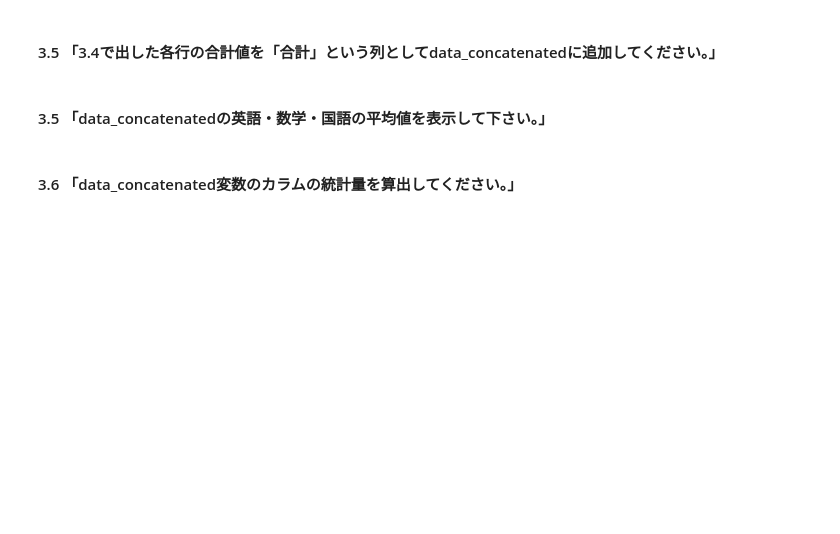
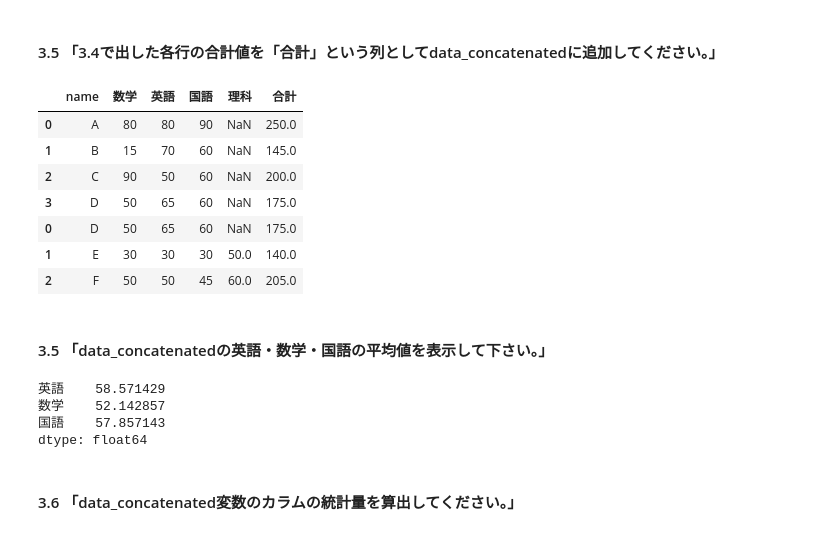
Before and after one commit to kaigitt/GoogleColab, a Jupyter notebook: pandas_editor_ipynb_のコピー.ipynb, the cells around one changed output. Cells and saved outputs as stored; diff of their text form; code cells hidden in the pictures; blank space fills up the shorter version.

```diff
--- a/pandas_editor_ipynb_のコピー.ipynb
+++ b/pandas_editor_ipynb_のコピー.ipynb
@@ -192,5 +204,10 @@ data_2 = pd.DataFrame({'name': ['A', 'B', 'C', 'D'], '数学': [80, 15, 90, 50],
 e_data = pd.DataFrame({'name':['D', 'E', 'F'],'国語':[60, 30, 45],'数学':[50, 30, 50],'英語':[65, 30, 50], '理科': [np.nan, 50, 60]})
 # %% [markdown]
 #### 3.1 「data_2の下にe_dataを連結させて、data_concatenated変数に代入して表示して下さい。」
+# %%
+data_concatenated = pd.concat([data_2, e_data])
 # %% [markdown]
 #### 3.2 「data_concatenatedのindexを振り直してください。その際に、元のインデックスを保持する必要はありません。」
+# %%
+data_concatenated = data_concatenated.reset_index(drop=True)
+data_concatenated
@@ -201,6 +247,25 @@ e_data = pd.DataFrame({'name':['D', 'E', 'F'],'国語':[60, 30, 45],'数学':[50
 # %% [markdown]
 #### 3.5 「3.4で出した各行の合計値を「合計」という列としてdata_concatenatedに追加してください。」
+# %%
+data_concatenated['合計'] = data_concatenated.sum(axis=1)
+data_concatenated
+# %% [output]
+|  | name | 数学 | 英語 | 国語 | 理科 | 合計 |
+| 0 | A | 80 | 80 | 90 | NaN | 250.0 |
+| 1 | B | 15 | 70 | 60 | NaN | 145.0 |
+| 2 | C | 90 | 50 | 60 | NaN | 200.0 |
+| 3 | D | 50 | 65 | 60 | NaN | 175.0 |
+| 0 | D | 50 | 65 | 60 | NaN | 175.0 |
+| 1 | E | 30 | 30 | 30 | 50.0 | 140.0 |
+| 2 | F | 50 | 50 | 45 | 60.0 | 205.0 |
 # %% [markdown]
 #### 3.5 「data_concatenatedの英語・数学・国語の平均値を表示して下さい。」
+# %%
+data_concatenated[['英語','数学','国語']].mean(axis=0)
+# %% [output]
+英語    58.571429
+数学    52.142857
+国語    57.857143
+dtype: float64
 # %% [markdown]
 #### 3.6 「data_concatenated変数のカラムの統計量を算出してください。」
```
Also changed, not shown: parts of 23 cells of this notebook.
